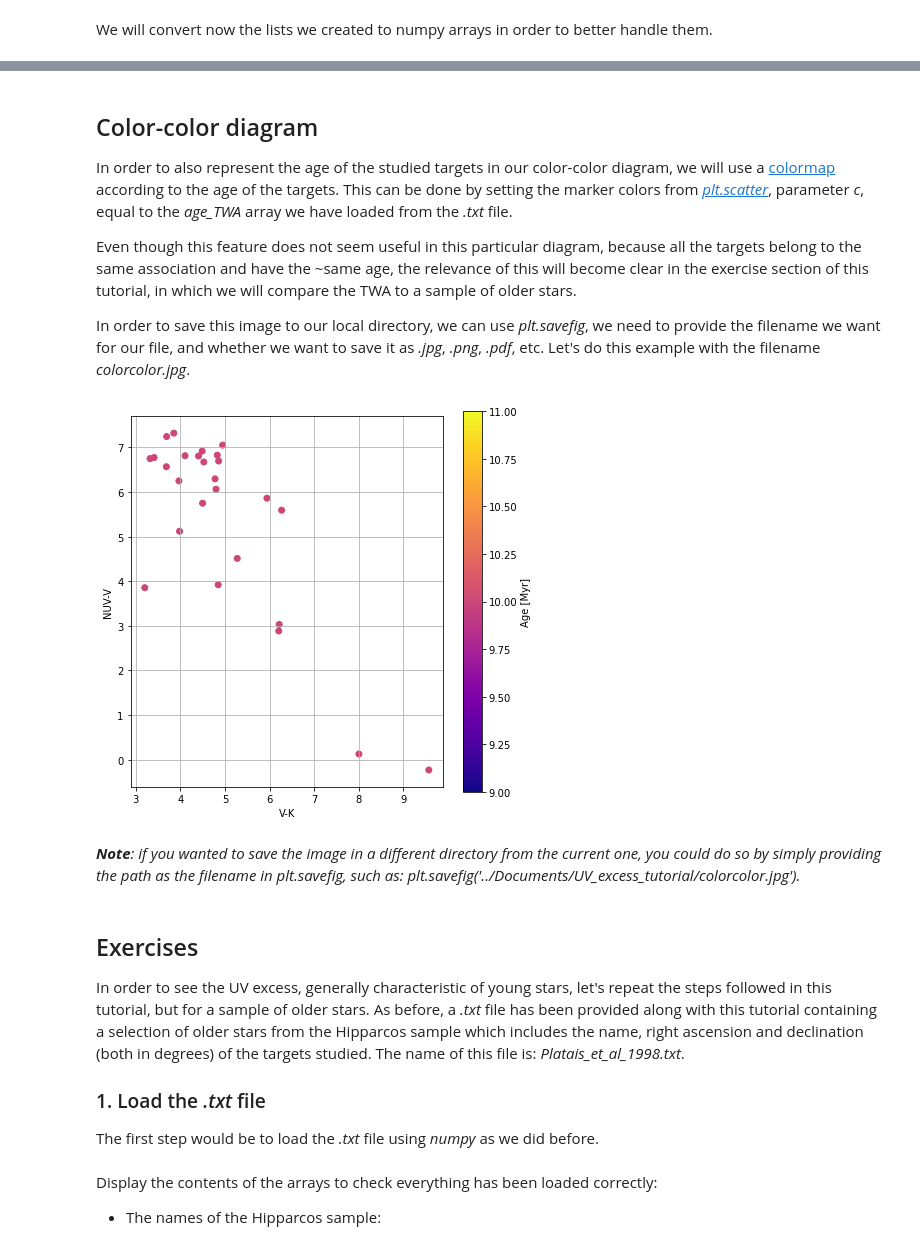
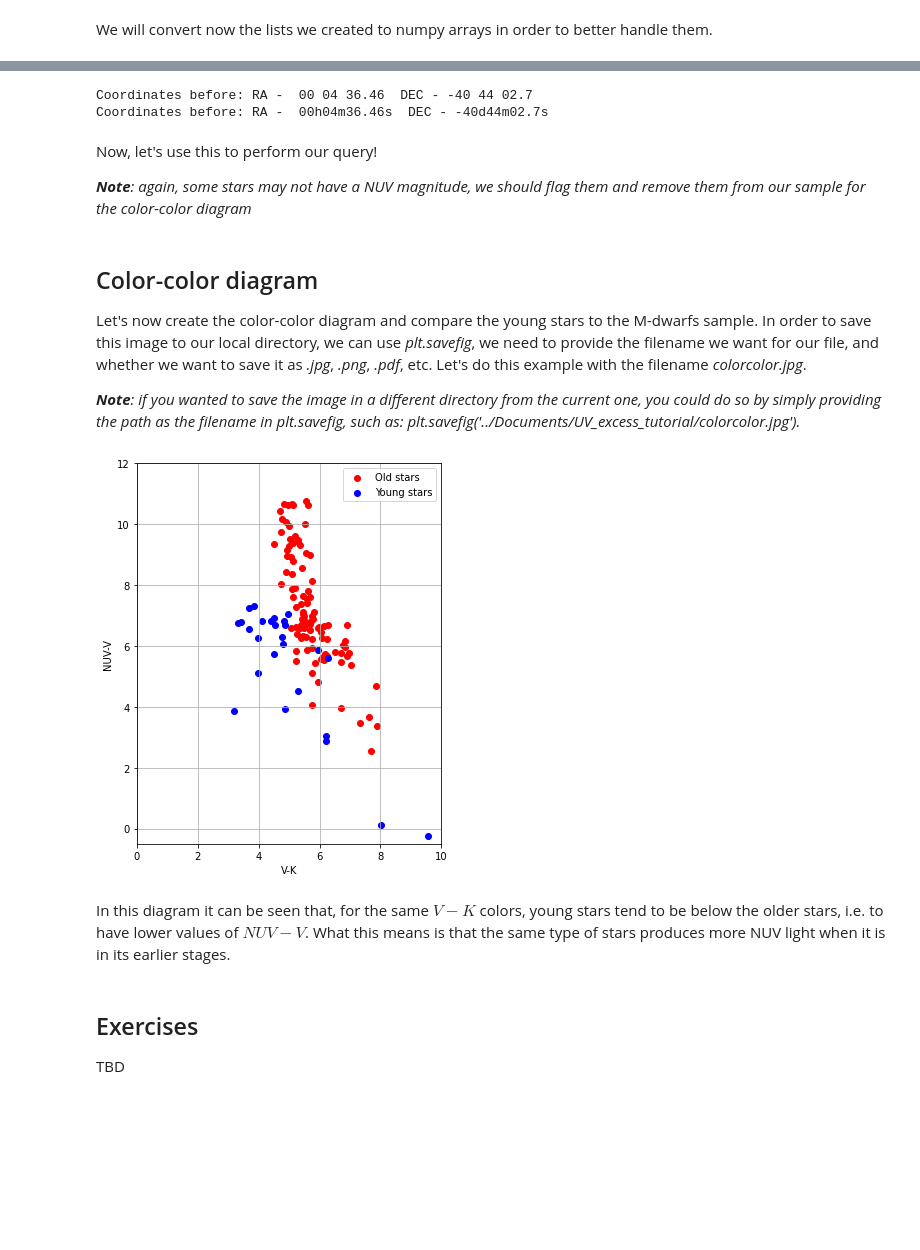
Before and after one commit to ScienceBetter/notebooks-stsci, a Jupyter notebook: UV_excess_in_low_mass_stars/UV_excess_in_low_mass_stars.ipynb, the cells around one changed output, grey strips where cells are left out. Saved outputs shown, nothing was run; the diff lists cells and outputs as text; code cells hidden in the pictures; blank space fills up the shorter version.

```diff
--- a/UV_excess_in_low_mass_stars/UV_excess_in_low_mass_stars.ipynb
+++ b/UV_excess_in_low_mass_stars/UV_excess_in_low_mass_stars.ipynb
@@ -97,5 +102,5 @@ The first step for this process will be then to load this information using the
 # %%
-names_TWA, ra_TWA, dec_TWA, age_TWA = np.loadtxt('TWA_coordinates_complete.txt', unpack = True, dtype="U7,f8,f8,i4")
+names_TWA, ra_TWA, dec_TWA = np.loadtxt('TWA_coordinates_complete.txt', unpack = True, dtype="U7,f8,f8")
 # %%
 print('Name of the stars in the TWA: ', names_TWA)
 # %% [output]
@@ -254,0 +259,2 @@ print(matched_i)
+# %%
+Vizier.ROW_LIMIT = -1
@@ -254,0 +263,5 @@ print(matched_i)
+# %%
+catalogs = Vizier.get_catalogs("J/AJ/161/63/table3")
+
+winters2021 = catalogs[0]
+winters2021
@@ -255,32 +340,58 @@ print(matched_i)
+# %%
+print('Coordinates before: RA - ',ra_w21[0],' DEC -',dec_w21[0])
+ra = ra_w21[0].split()
+dec = dec_w21[0].split()
+print('Coordinates before: RA - ',ra[0]+'h'+ra[1]+'m'+ra[2]+'s',' DEC -',dec[0]+'d'+dec[1]+'m'+dec[2]+'s')
+# %% [output]
+Coordinates before: RA -  00 04 36.46  DEC - -40 44 02.7
+Coordinates before: RA -  00h04m36.46s  DEC - -40d44m02.7s
+# %% [markdown]
+Now, let's use this to perform our query!
+
+_**Note**: again, some stars may not have a NUV magnitude, we should flag them and remove them from our sample for the color-color diagram_
+# %%
+nuv_w21 = []
+keep_i_w21 = []
+
+for i in range(len(ra_w21)):
+    ra1 = ra_w21[i].split()
+    dec1 = dec_w21[i].split()
+    pos = SkyCoord(ra=ra1[0]+'h'+ra1[1]+'m'+ra1[2]+'s', dec=dec1[0]+'d'+dec1[1]+'m'+dec1[2]+'s',frame='fk5')
+    size = Quantity(10, unit="arcsec")
+    scs_service = vo.dal.SCSService('http://gsss.stsci.edu/webservices/vo/ConeSearch.aspx?CAT=GALEX&')
+    scs_results = scs_service.search(pos=pos, radius=size)
+    if str(scs_results['nuv_mag'])!='[]' and scs_results['nuv_mag'][0]!=-999.0:
+        keep_i_w21.append(i)
+        nuv_w21.append(float(scs_results['nuv_mag'][0]))
+    else:
+        print('Missing NUV magnitude: ',name_w21[i])
+
+nuv_w21 = np.array(nuv_w21)
 # %% [markdown]
 ## Color-color diagram
 
-In order to also represent the age of the studied targets in our color-color diagram, we will use a <a href="https://matplotlib.org/stable/tutorials/colors/colormaps.html">colormap</a> according to the age of the targets. This can be done by setting the marker colors from <a href="https://matplotlib.org/stable/api/_as_gen/matplotlib.pyplot.scatter.html">_plt.scatter_</a>, parameter _c_, equal to the _age_TWA_ array we have loaded from the _.txt_ file.
+Let's now create the color-color diagram and compare the young stars to the M-dwarfs sample. In order to save this image to our local directory, we can use _plt.savefig_, we need to provide the filename we want for our file, and whether we want to save it as _.jpg_, _.png_, _.pdf_, etc. Let's do this example with the filename _colorcolor.jpg_.
 
-Even though this feature does not seem useful in this particular diagram, because all the targets belong to the same association and have the ~same age, the relevance of this will become clear in the exercise section of this tutorial, in which we will compare the TWA to a sample of older stars.
-
-In order to save this image to our local directory, we can use _plt.savefig_, we need to provide the filename we want for our file, and whether we want to save it as _.jpg_, _.png_, _.pdf_, etc. Let's do this example with the filename _colorcolor.jpg_.
+_**Note**: if you wanted to save the image in a different directory from the current one, you could do so by simply providing the path as the filename in plt.savefig, such as: plt.savefig('../Documents/UV_excess_tutorial/colorcolor.jpg')._
 # %%
 fig = plt.figure(figsize=(7, 7))
 ax = fig.add_subplot(111)
-plt.scatter(magV_TWA[matched_i]-magK_TWA[matched_i],nuv_TWA[matched_i]-magV_TWA[matched_i],c=age_TWA[matched_i],cmap='plasma')
-cbar = plt.colorbar()
-cbar.set_label('Age [Myr]')
+plt.scatter(V_w21[keep_i_w21]-K_w21[keep_i_w21],nuv_w21-V_w21[keep_i_w21],c='r',label='Old stars')
+plt.scatter(magV_TWA[matched_i]-magK_TWA[matched_i],nuv_TWA[matched_i]-magV_TWA[matched_i],c='b',label='Young stars')
 ax.set_aspect('equal')
 plt.ylabel('NUV-V')
 plt.xlabel('V-K')
+plt.xlim([0,10])
+plt.ylim([-0.5,12])
+plt.legend(loc='best')
 plt.grid()
 plt.savefig('colorcolor.jpg')
 plt.show()
 # %% [output]
-[figure, old version]
+[figure, new version]
 # %% [markdown]
-_**Note**: if you wanted to save the image in a different directory from the current one, you could do so by simply providing the path as the filename in plt.savefig, such as: plt.savefig('../Documents/UV_excess_tutorial/colorcolor.jpg')._
+In this diagram it can be seen that, for the same $V-K$ colors, young stars tend to be below the older stars, i.e. to have lower values of $NUV-V$. What this means is that the same type of stars produces more NUV light when it is in its earlier stages.
 # %% [markdown]
 ## Exercises
 
-In order to see the UV excess, generally characteristic of young stars, let's repeat the steps followed in this tutorial, but for a sample of older stars. As before, a _.txt_ file has been provided along with this tutorial containing a selection of older stars from the Hipparcos sample which includes the name, right ascension and declination (both in degrees) of the targets studied. The name of this file is: _Platais_et_al_1998.txt_.
-
-### 1. Load the _.txt_ file
-
-The first step would be to load the _.txt_ file using _numpy_ as we did before.
+TBD
@@ -292,4 +397,0 @@ names_Hip, ra_Hip, dec_Hip, age_Hip = np.loadtxt('Platais_et_al_1998.txt', unpac
-# %% [markdown]
-Display the contents of the arrays to check everything has been loaded correctly:
-
-- The names of the Hipparcos sample:
```
Also changed, not shown: parts of 31 cells of this notebook.
